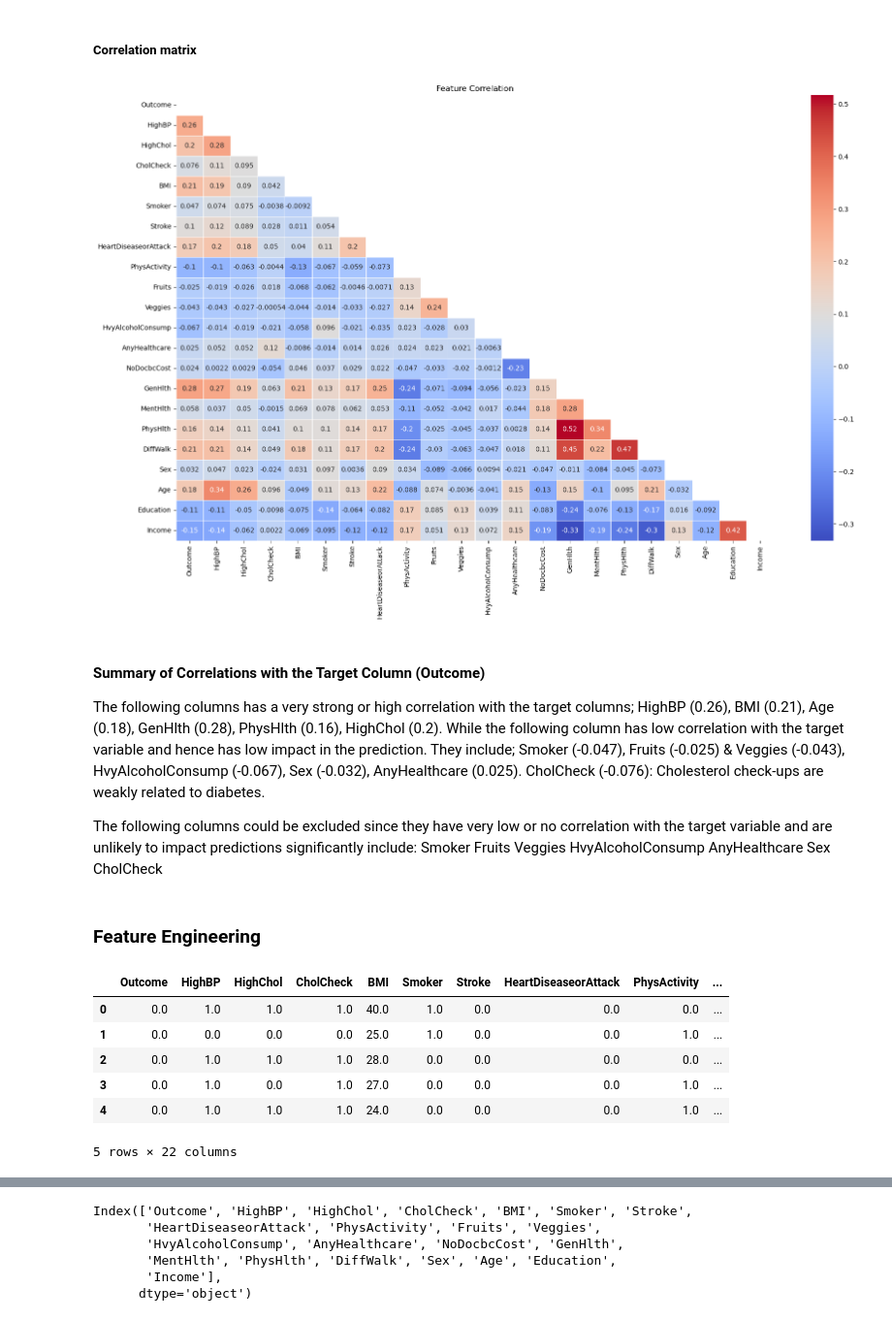
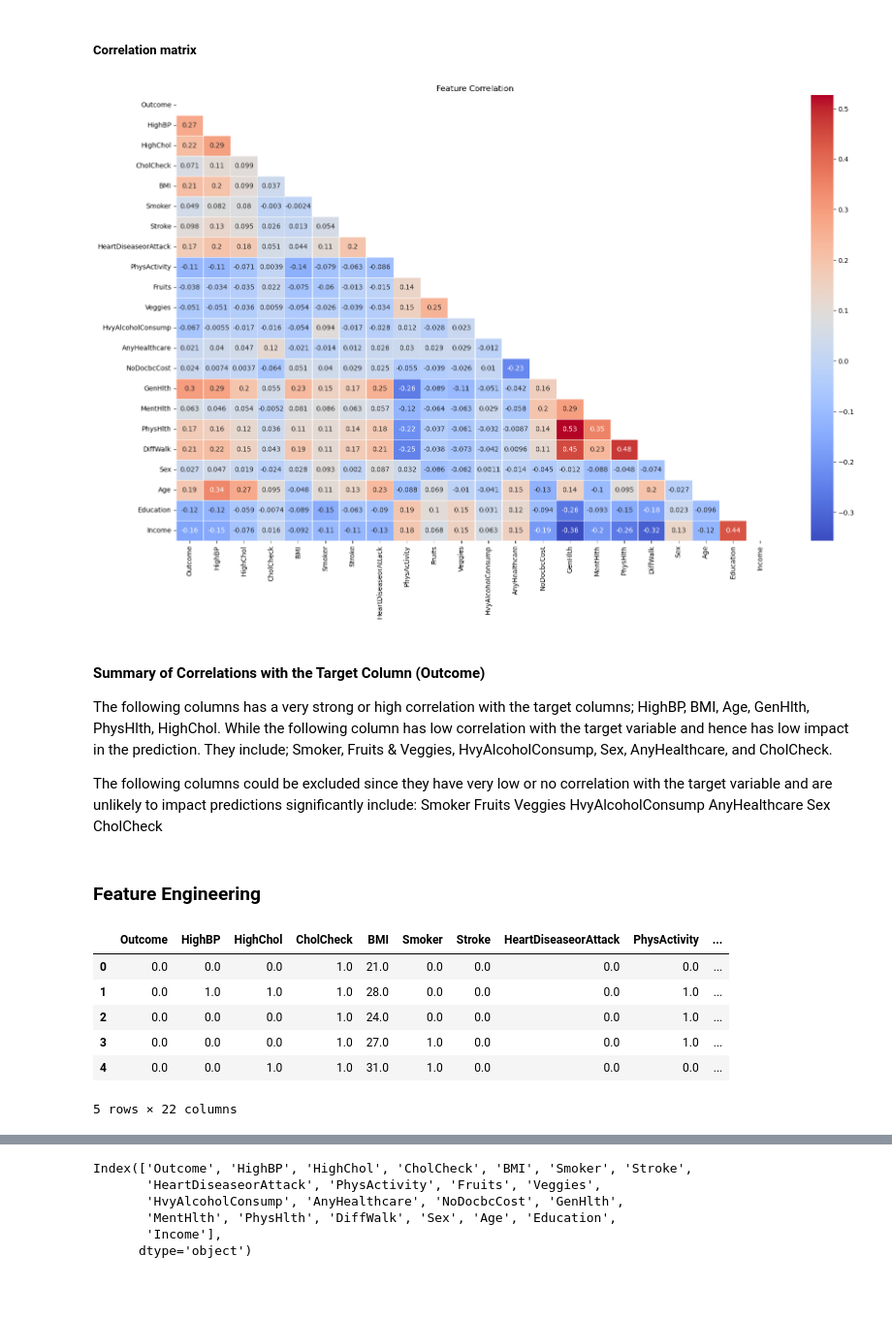
Before and after one commit to Placidus-Ali/intermediate_projects, a Jupyter notebook: 3MTT_Projects/hackathon/hackathon.ipynb, the cells around one changed output, grey strips where cells are left out. Shown at 97% size. Drawn from its saved outputs; the diff is of its cells as text; code cells hidden in the pictures; blank space fills up the shorter version.

```diff
--- a/3MTT_Projects/hackathon/hackathon.ipynb
+++ b/3MTT_Projects/hackathon/hackathon.ipynb
@@ -55,2 +63,5 @@ df = pd.read_csv('diabetes.csv')
+# %%
+# loading the new dataset
+df1 = pd.read_csv('sampled_diabetes.csv')
 # %%
 # checking the head
@@ -116,7 +127,7 @@ Index(['Diabetes_012', 'HighBP', 'HighChol', 'CholCheck', 'BMI', 'Smoker',
       dtype='object')
 # %%
 # Renaming column
-df.rename(columns={'Diabetes_012': 'Outcome'},
+df1.rename(columns={'Diabetes_012': 'Outcome'},
           inplace=True, errors='raise')
 # %%
 #  Checking the statistical summary for numerical columns
@@ -186,5 +197,5 @@ We have about 23,899 duplicate rows. Hence we will remove them
 # %%
 # Removing duplicate rows
-df = df.drop_duplicates()
+df1 = df1.drop_duplicates()
 # %%
 # Reconfirming if we still have duplicate rows
@@ -213,20 +224,19 @@ plt.show()
 ##### Correlation matrix
 # %%
 # using the upper triangle matrix as mask
-matrix = np.triu(df.corr())
+matrix = np.triu(df1.corr())
 
 plt.figure(figsize=(20,12))
-correlation_matrix = df.corr()
+correlation_matrix = df1.corr()
 sns.heatmap(correlation_matrix, annot=True, cmap='coolwarm', linewidths=0.5, mask=matrix)
 plt.title("Feature Correlation")
 plt.savefig("Feature Correlation.png", dpi=300, bbox_inches='tight') # Save the plot
 plt.show()
 # %% [output]
-[figure, old version]
+[figure, new version]
 # %% [markdown]
 #### Summary of Correlations with the Target Column (Outcome)
-The following columns has a very strong or high correlation with the target columns; HighBP (0.26), BMI (0.21), Age (0.18), GenHlth (0.28), PhysHlth (0.16), HighChol (0.2). While the following column has low correlation with the target variable and hence has low impact in the prediction. They include; Smoker (-0.047), Fruits (-0.025) & Veggies (-0.043), HvyAlcoholConsump (-0.067), Sex (-0.032), AnyHealthcare (0.025).
-CholCheck (-0.076): Cholesterol check-ups are weakly related to diabetes.
+The following columns has a very strong or high correlation with the target columns; HighBP, BMI, Age, GenHlth, PhysHlth, HighChol. While the following column has low correlation with the target variable and hence has low impact in the prediction. They include; Smoker, Fruits & Veggies, HvyAlcoholConsump, Sex, AnyHealthcare, and CholCheck.
 
 The following columns could be excluded since they have very low or no correlation with the target variable and are unlikely to impact predictions significantly include:
 Smoker
@@ -247,13 +257,13 @@ from sklearn.preprocessing import StandardScaler, LabelEncoder
 from sklearn.model_selection import train_test_split
 from sklearn.metrics import accuracy_score, precision_score, recall_score, f1_score, confusion_matrix, classification_report
 # %%
-df.head()
+df1.head()
 # %% [output]
 |  | Outcome | HighBP | HighChol | CholCheck | BMI | Smoker | Stroke | HeartDiseaseorAttack | PhysActivity | ... |
-| 0 | 0.0 | 1.0 | 1.0 | 1.0 | 40.0 | 1.0 | 0.0 | 0.0 | 0.0 | ... |
-| 1 | 0.0 | 0.0 | 0.0 | 0.0 | 25.0 | 1.0 | 0.0 | 0.0 | 1.0 | ... |
-| 2 | 0.0 | 1.0 | 1.0 | 1.0 | 28.0 | 0.0 | 0.0 | 0.0 | 0.0 | ... |
-| 3 | 0.0 | 1.0 | 0.0 | 1.0 | 27.0 | 0.0 | 0.0 | 0.0 | 1.0 | ... |
-| 4 | 0.0 | 1.0 | 1.0 | 1.0 | 24.0 | 0.0 | 0.0 | 0.0 | 1.0 | ... |
+| 0 | 0.0 | 0.0 | 0.0 | 1.0 | 21.0 | 0.0 | 0.0 | 0.0 | 0.0 | ... |
+| 1 | 0.0 | 1.0 | 1.0 | 1.0 | 28.0 | 0.0 | 0.0 | 0.0 | 1.0 | ... |
+| 2 | 0.0 | 0.0 | 0.0 | 1.0 | 24.0 | 0.0 | 0.0 | 0.0 | 1.0 | ... |
+| 3 | 0.0 | 0.0 | 0.0 | 1.0 | 27.0 | 1.0 | 0.0 | 0.0 | 1.0 | ... |
+| 4 | 0.0 | 0.0 | 1.0 | 1.0 | 31.0 | 1.0 | 0.0 | 0.0 | 0.0 | ... |
 5 rows × 22 columns
 # %%
```
Also changed, not shown: parts of 29 cells of this notebook, 7 other files.
